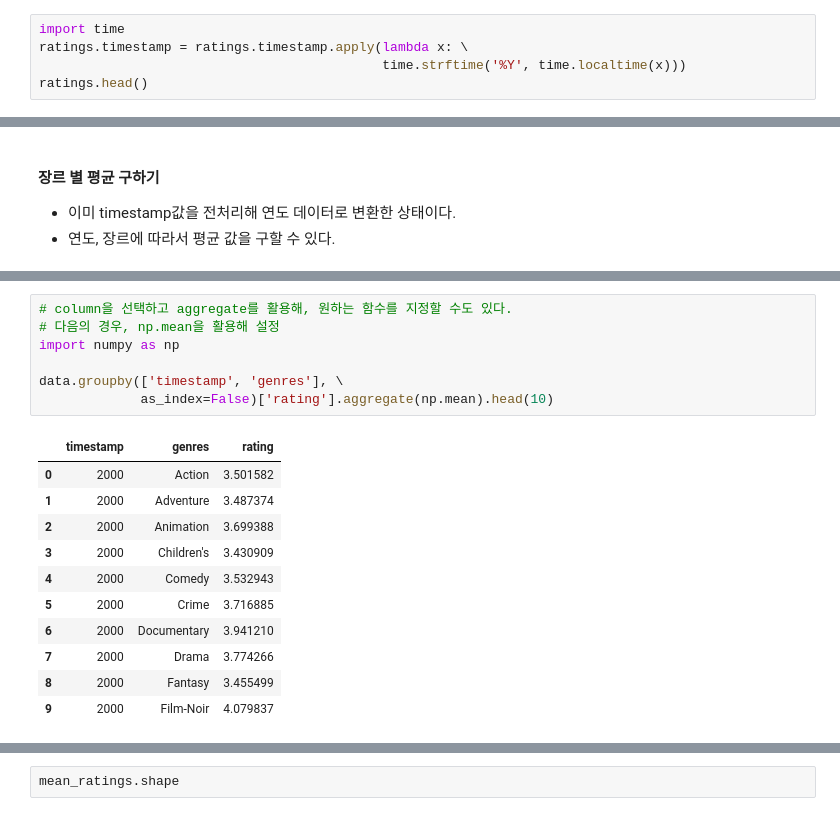
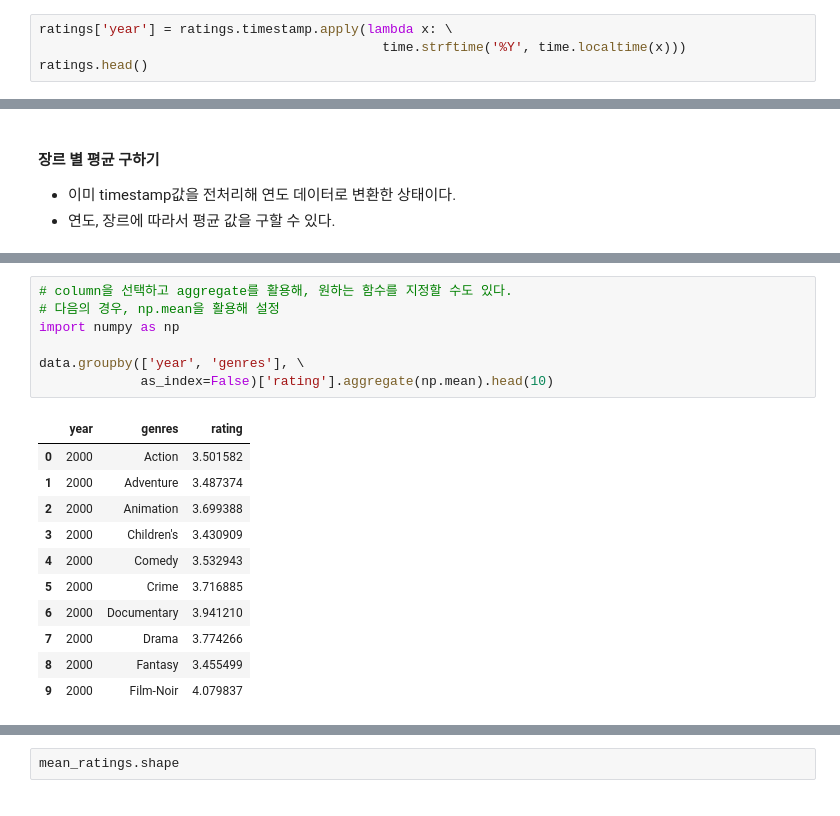
Before and after one commit to joyce04/python_database_class, a Jupyter notebook: 2. Pandas,Numpy/2. Pandas와 Numpy를 활용한 영화 평점 데이터.ipynb, the cells around one changed output, grey strips where cells are left out. Drawn from its saved outputs; the diff is of its cells as text.

```diff
--- a/2. Pandas,Numpy/2. Pandas와 Numpy를 활용한 영화 평점 데이터.ipynb
+++ b/2. Pandas,Numpy/2. Pandas와 Numpy를 활용한 영화 평점 데이터.ipynb
@@ -144,6 +160,5 @@ array(['Animation', "Children's", 'Comedy', 'Adventure', 'Fantasy',
 # %%
-import time
-ratings.timestamp = ratings.timestamp.apply(lambda x: \
+ratings['year'] = ratings.timestamp.apply(lambda x: \
                                             time.strftime('%Y', time.localtime(x)))
 ratings.head()
 # %% [output]
@@ -250,12 +265,12 @@ mean_ratings.head(10)
 # %%
 # column을 선택하고 aggregate를 활용해, 원하는 함수를 지정할 수도 있다.
 # 다음의 경우, np.mean을 활용해 설정
 import numpy as np
 
-data.groupby(['timestamp', 'genres'], \
+data.groupby(['year', 'genres'], \
              as_index=False)['rating'].aggregate(np.mean).head(10)
 # %% [output]
-|  | timestamp | genres | rating |
+|  | year | genres | rating |
 | 0 | 2000 | Action | 3.501582 |
 | 1 | 2000 | Adventure | 3.487374 |
 | 2 | 2000 | Animation | 3.699388 |
```
Also changed, not shown: parts of 11 cells of this notebook, 2 other files.
